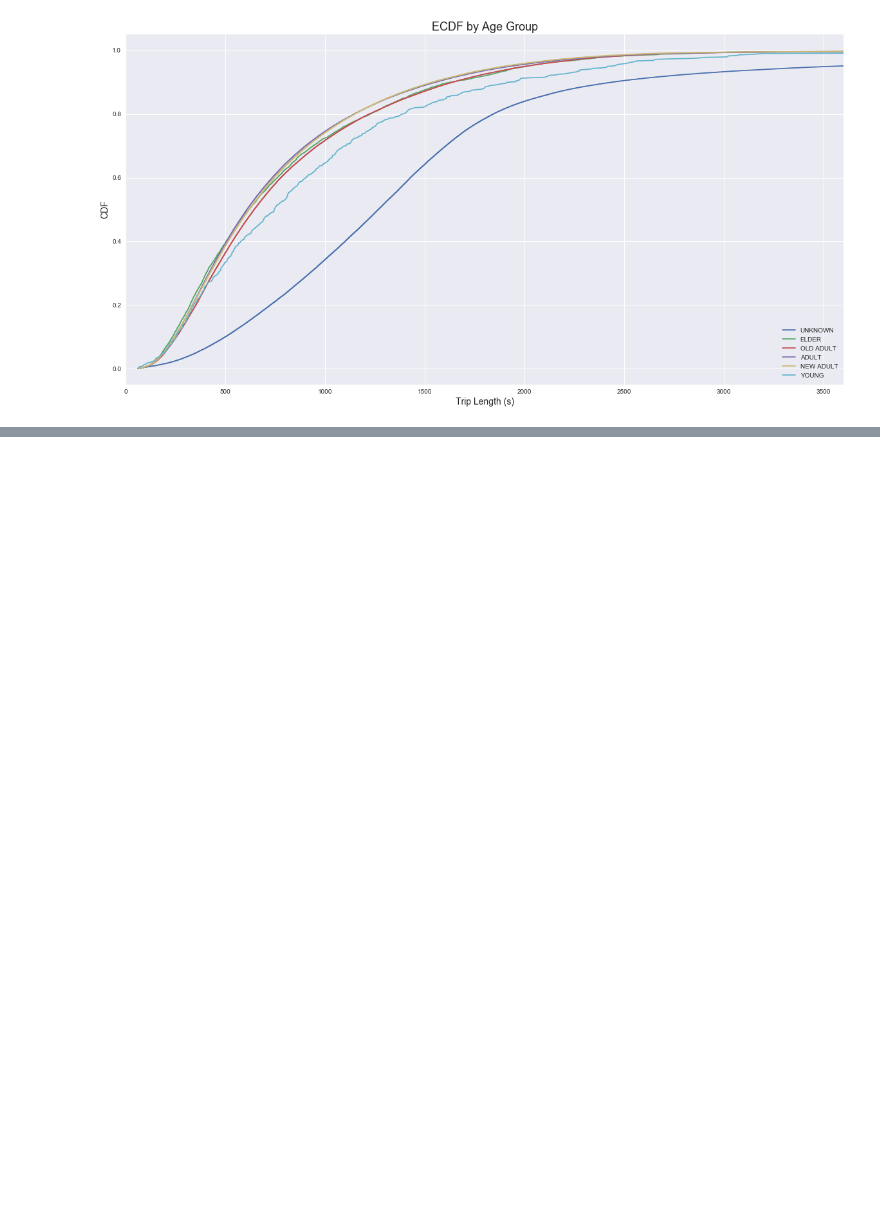
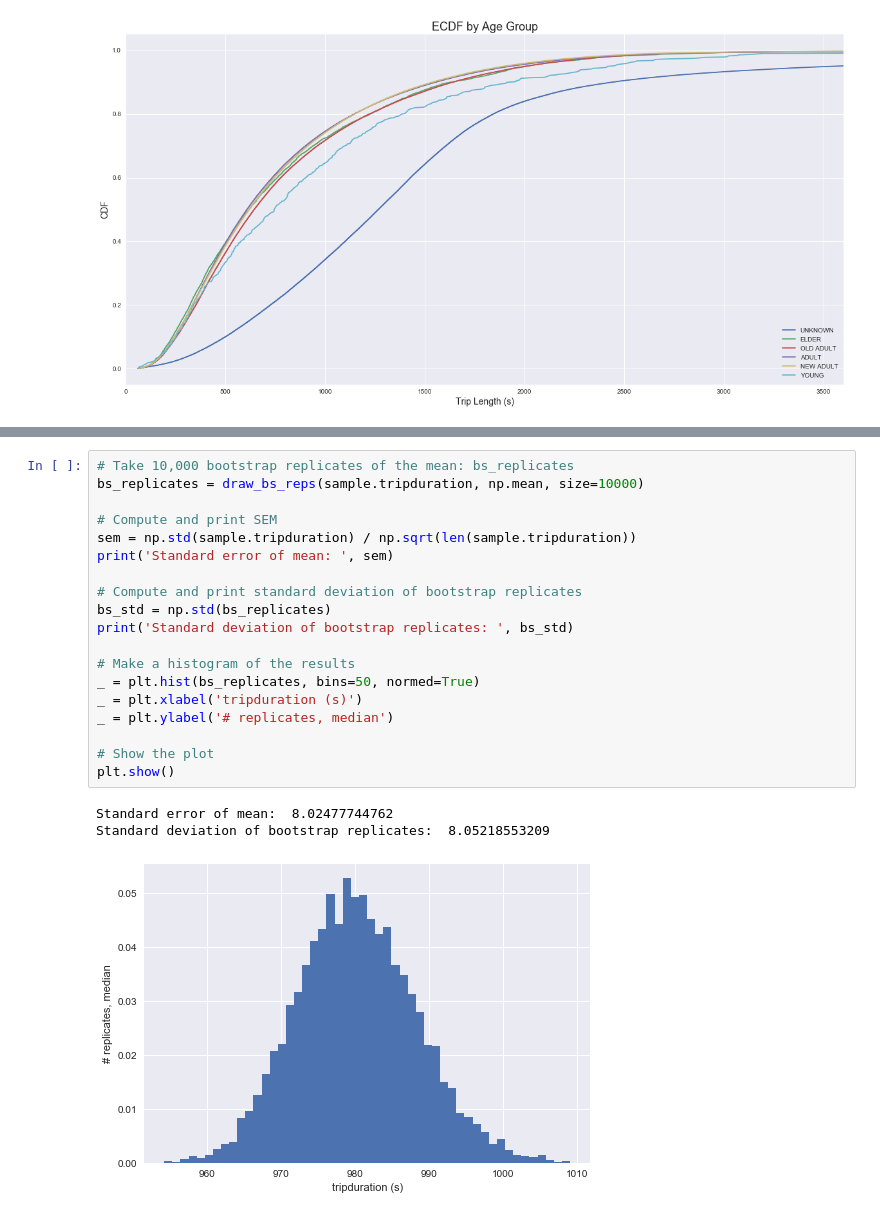
Before and after one commit to advanit/sb-capstone1, a Jupyter notebook: sb_citibike_simple_inferential.ipynb, the cells around one changed output, grey strips where cells are left out. Saved outputs shown, nothing was run; the diff lists cells and outputs as text; blank space fills up the shorter version.

```diff
--- a/sb_citibike_simple_inferential.ipynb
+++ b/sb_citibike_simple_inferential.ipynb
@@ -636,0 +775,23 @@ Ks_2sampResult(statistic=1.0118775160772309e-05, pvalue=1.0000000000000024)
+# %%
+# Take 10,000 bootstrap replicates of the mean: bs_replicates
+bs_replicates = draw_bs_reps(sample.tripduration, np.mean, size=10000)
+
+# Compute and print SEM
+sem = np.std(sample.tripduration) / np.sqrt(len(sample.tripduration))
+print('Standard error of mean: ', sem)
+
+# Compute and print standard deviation of bootstrap replicates
+bs_std = np.std(bs_replicates)
+print('Standard deviation of bootstrap replicates: ', bs_std)
+
+# Make a histogram of the results
+_ = plt.hist(bs_replicates, bins=50, normed=True)
+_ = plt.xlabel('tripduration (s)')
+_ = plt.ylabel('# replicates, median')
+
+# Show the plot
+plt.show()
+# %% [output]
+Standard error of mean:  8.02477744762
+Standard deviation of bootstrap replicates:  8.05218553209
+[figure, added]
```
Also changed, not shown: parts of 18 cells of this notebook.
